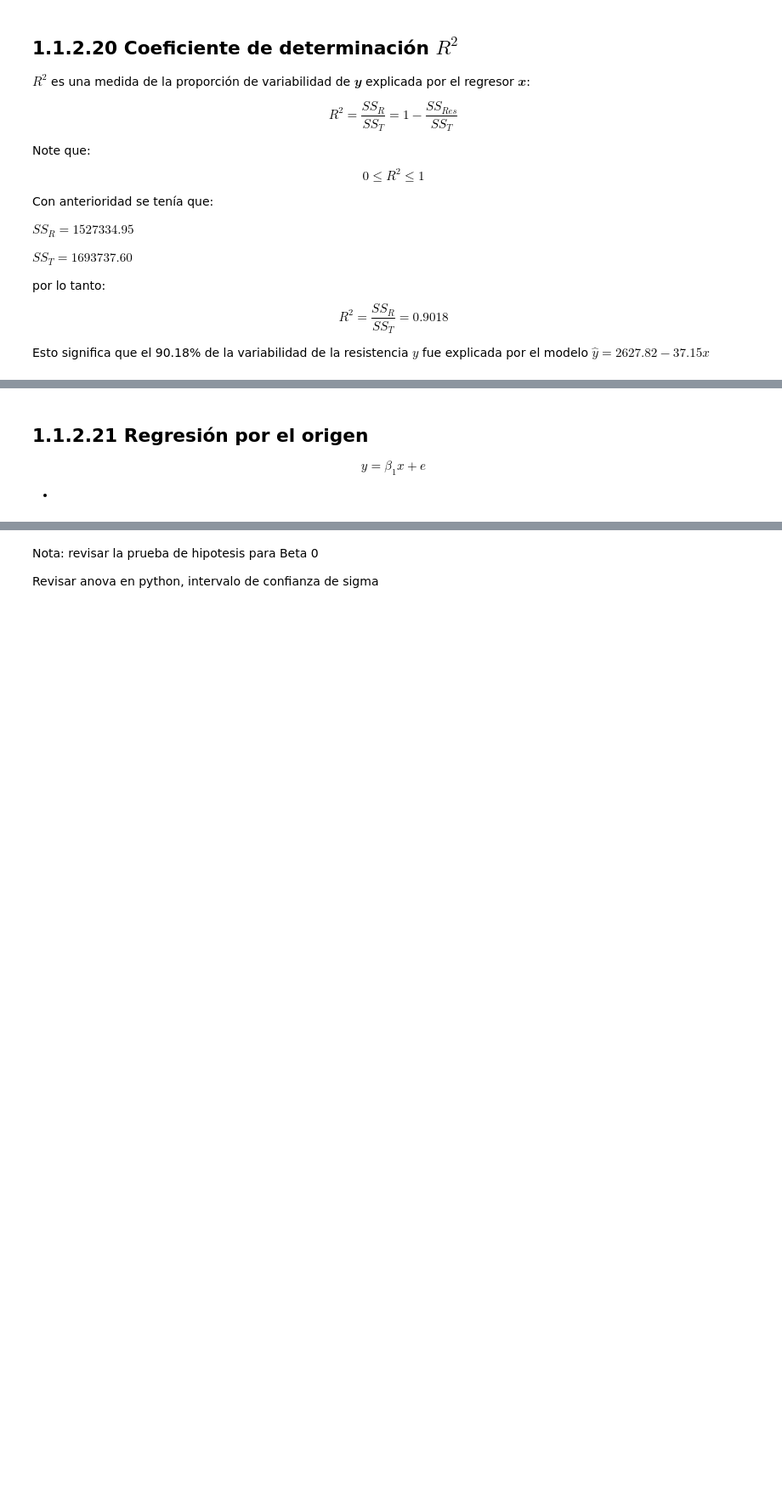
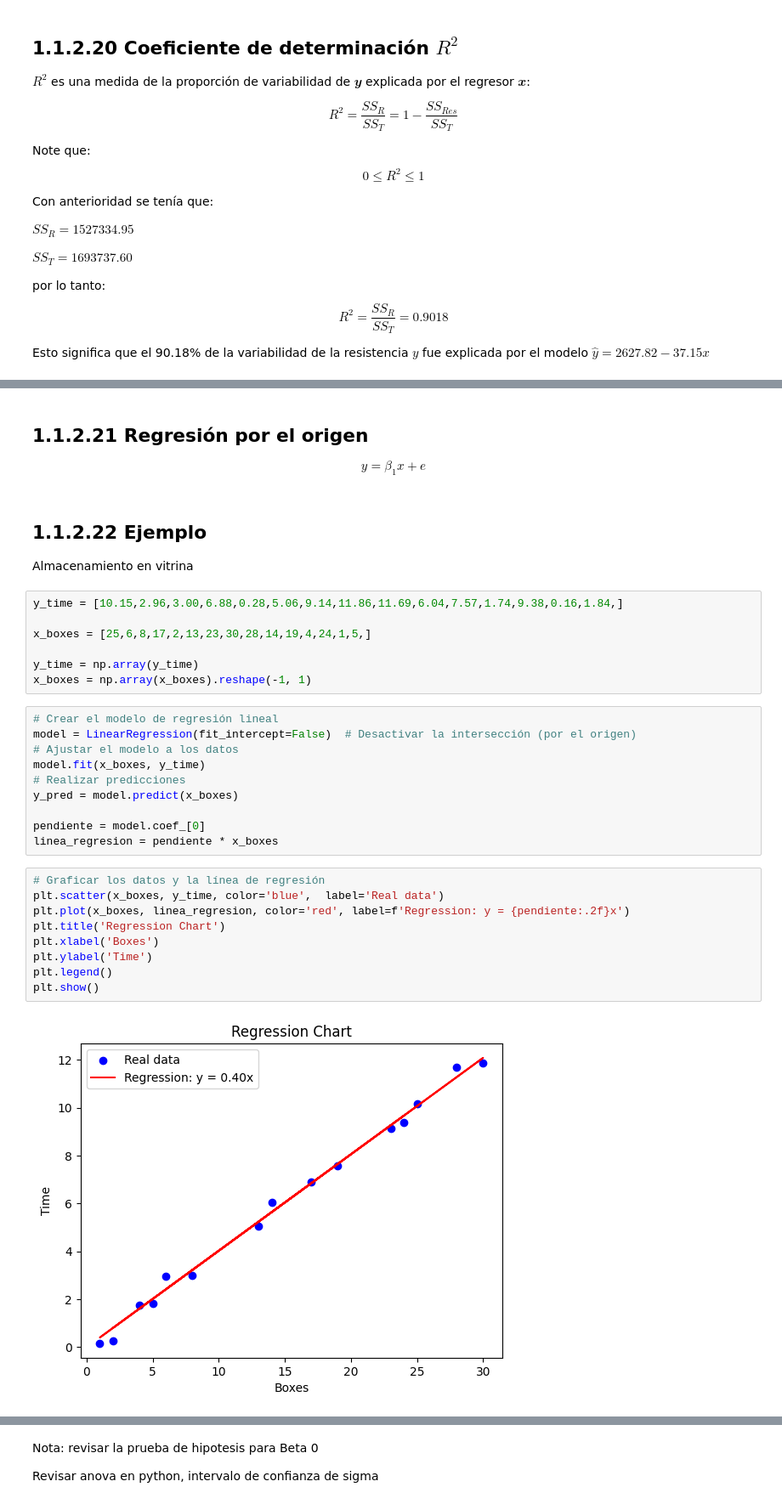
Before and after one commit to oecorrechag/regression, a Jupyter notebook: notebooks/01_seccion/1.1 Introduccion/1.1.2 Simple linear regression.ipynb, the cells around one changed output, grey strips where cells are left out. Shown: that part at 85% size. Saved outputs shown, nothing was run; the diff lists cells and outputs as text; blank space fills up the shorter version.

Commit message:
1.1.2 regresion por el origen

```diff
--- a/notebooks/01_seccion/1.1 Introduccion/1.1.2 Simple linear regression.ipynb
+++ b/notebooks/01_seccion/1.1 Introduccion/1.1.2 Simple linear regression.ipynb
@@ -721,5 +724,35 @@ precision
 ## 1.1.2.21 Regresión por el origen
 
 $$ 𝑦 = \beta_{1}x + e $$
-
--
+# %% [markdown]
+## 1.1.2.22 Ejemplo
+
+Almacenamiento en vitrina
+# %%
+y_time = [10.15,2.96,3.00,6.88,0.28,5.06,9.14,11.86,11.69,6.04,7.57,1.74,9.38,0.16,1.84,]
+
+x_boxes = [25,6,8,17,2,13,23,30,28,14,19,4,24,1,5,]
+
+y_time = np.array(y_time)
+x_boxes = np.array(x_boxes).reshape(-1, 1)
+# %%
+# Crear el modelo de regresión lineal
+model = LinearRegression(fit_intercept=False)  # Desactivar la intersección (por el origen)
+# Ajustar el modelo a los datos
+model.fit(x_boxes, y_time)
+# Realizar predicciones
+y_pred = model.predict(x_boxes)
+
+pendiente = model.coef_[0]
+linea_regresion = pendiente * x_boxes
+# %%
+# Graficar los datos y la línea de regresión
+plt.scatter(x_boxes, y_time, color='blue',  label='Real data')
+plt.plot(x_boxes, linea_regresion, color='red', label=f'Regression: y = {pendiente:.2f}x')
+plt.title('Regression Chart')
+plt.xlabel('Boxes')
+plt.ylabel('Time')
+plt.legend()
+plt.show()
+# %% [output]
+[figure, added]
```
Also changed, not shown: parts of 13 cells of this notebook.
